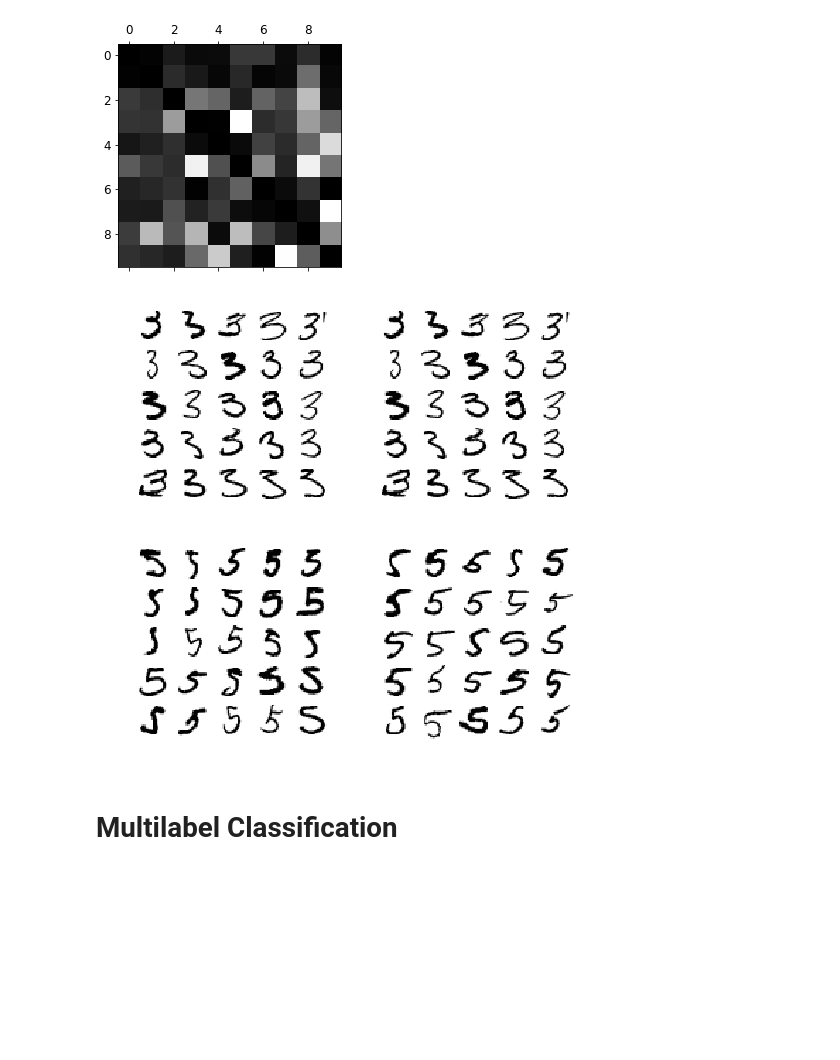
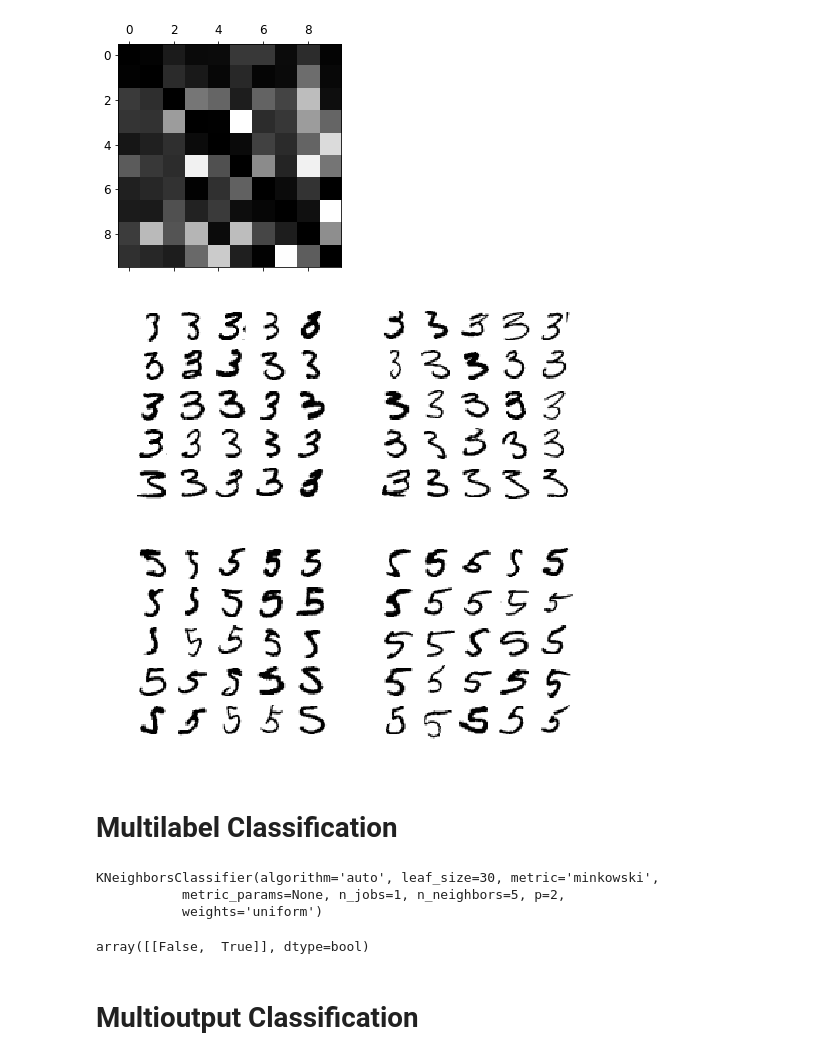
Before and after one commit to ngkhanhlinh/handson_ml, a Jupyter notebook: classification_project.ipynb, the cells around one changed output. Saved outputs shown, nothing was run; the diff lists cells and outputs as text; code cells hidden in the pictures; blank space fills up the shorter version.

Commit message:
Added multi-label & multi-output classification

```diff
--- a/classification_project.ipynb
+++ b/classification_project.ipynb
@@ -384,20 +379,37 @@ plt.show()
 # %%
 # plot examples of 3s and 5s
 import matplotlib
 
 cl_a, cl_b = 3, 5
 X_aa = X_train[(y_train == cl_a) & (y_train_pred == cl_a)]
-X_aa = X_train[(y_train == cl_a) & (y_train_pred == cl_b)]
+X_ab = X_train[(y_train == cl_a) & (y_train_pred == cl_b)]
 X_ba = X_train[(y_train == cl_b) & (y_train_pred == cl_a)]
 X_bb = X_train[(y_train == cl_b) & (y_train_pred == cl_b)]
 
 plt.figure(figsize=(8,8))
 plt.subplot(221); plot_digits(X_aa[:25], images_per_row=5)
 plt.subplot(222); plot_digits(X_ab[:25], images_per_row=5)
 plt.subplot(223); plot_digits(X_ba[:25], images_per_row=5)
 plt.subplot(224); plot_digits(X_bb[:25], images_per_row=5)
 plt.show()
 # %% [output]
-[figure, old version]
+[figure, new version]
 # %% [markdown]
 # Multilabel Classification
+# %%
+from sklearn.neighbors import KNeighborsClassifier
+
+y_train_large = (y_train >= 7)
+y_train_odd = (y_train % 2 == 1)
+y_multilabel = np.c_[y_train_large, y_train_odd]
+
+knn_clf = KNeighborsClassifier()
+knn_clf.fit(X_train, y_multilabel)
+# %% [output]
+KNeighborsClassifier(algorithm='auto', leaf_size=30, metric='minkowski',
+           metric_params=None, n_jobs=1, n_neighbors=5, p=2,
+           weights='uniform')
+# %%
+knn_clf.predict([some_digit])
+# %% [output]
+array([[False,  True]], dtype=bool)
@@ -403,0 +420,2 @@ plt.show()
+# %% [markdown]
+# Multioutput Classification
```
Also changed, not shown: parts of 7 cells of this notebook.
